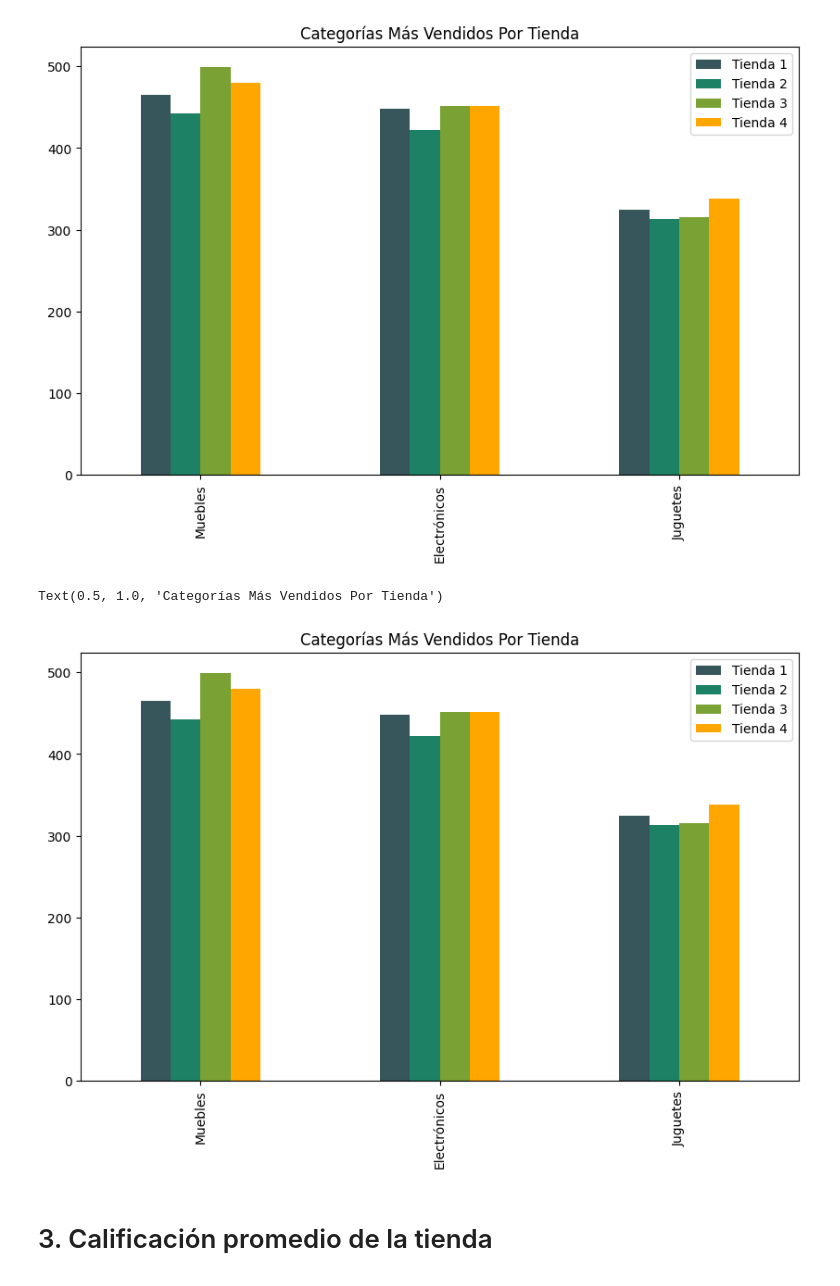
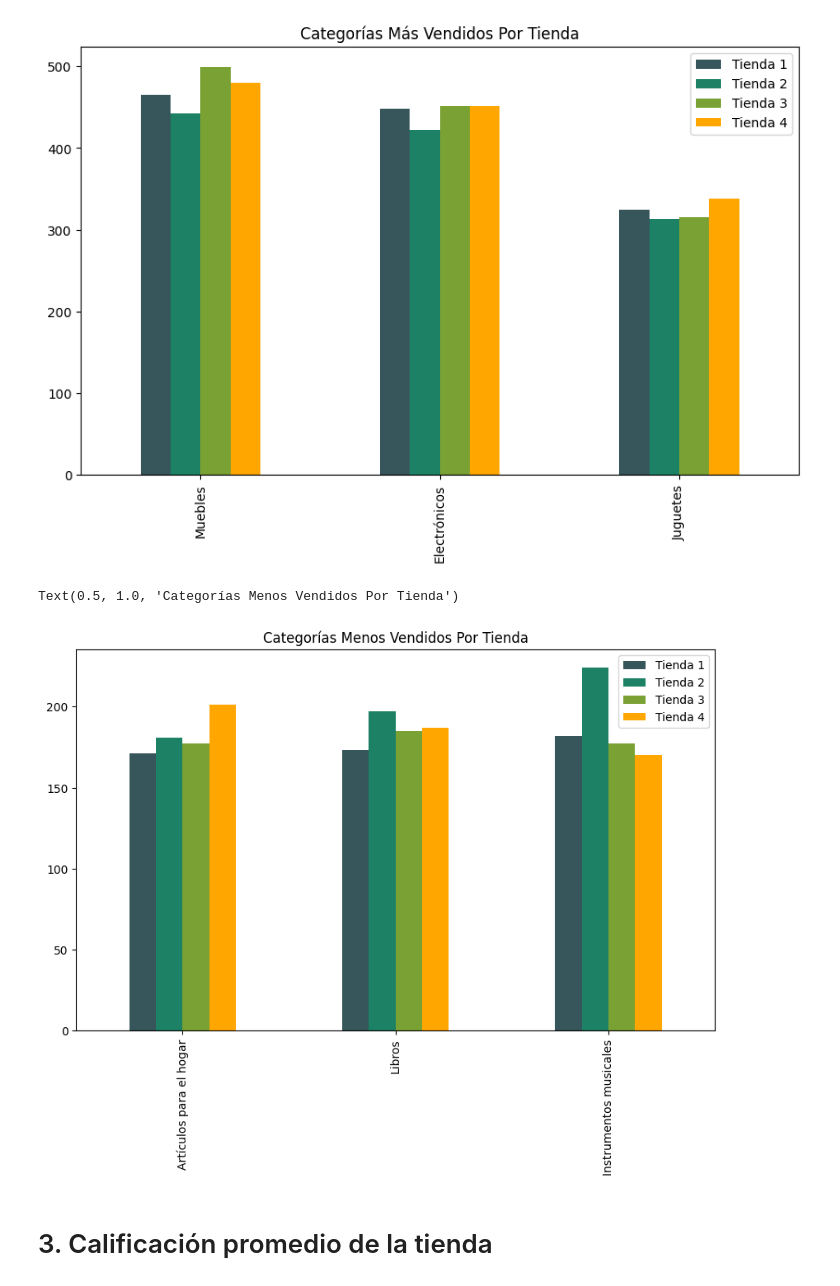
Before and after one commit to IsaiasRVH2/Challenge-Alura-Store, a Jupyter notebook: AluraStoreLatam.ipynb, the cells around one changed output. Cells and saved outputs as stored; diff of their text form; code cells hidden in the pictures.

```diff
--- a/AluraStoreLatam.ipynb
+++ b/AluraStoreLatam.ipynb
@@ -200,24 +200,24 @@ plt.title('Categorías Más Vendidos Por Tienda')
 Text(0.5, 1.0, 'Categorías Más Vendidos Por Tienda')
 [figure]
 # %%
-tienda1_menos_vendidos = tienda['Categoría del Producto'].value_counts().sort_values(ascending=False).to_dict()
-tienda2_menos_vendidos = tienda2['Categoría del Producto'].value_counts().sort_values(ascending=False).to_dict()
-tienda3_menos_vendidos = tienda3['Categoría del Producto'].value_counts().sort_values(ascending=False).to_dict()
-tienda4_menos_vendidos = tienda4['Categoría del Producto'].value_counts().sort_values(ascending=False).to_dict()
+tienda1_menos_vendidos = tienda['Categoría del Producto'].value_counts().sort_values(ascending=True).to_dict()
+tienda2_menos_vendidos = tienda2['Categoría del Producto'].value_counts().sort_values(ascending=True).to_dict()
+tienda3_menos_vendidos = tienda3['Categoría del Producto'].value_counts().sort_values(ascending=True).to_dict()
+tienda4_menos_vendidos = tienda4['Categoría del Producto'].value_counts().sort_values(ascending=True).to_dict()
 
-mas_vendidos = pd.DataFrame({
+menos_vendidos = pd.DataFrame({
     'Tienda 1': tienda1_menos_vendidos,
     'Tienda 2': tienda2_menos_vendidos,
     'Tienda 3': tienda3_menos_vendidos,
     'Tienda 4': tienda4_menos_vendidos
 })
 
-categorias_menos_vendidas = mas_vendidos.sum(axis=1).sort_values(ascending=False).index.tolist()[:3]
-mas_vendidos.loc[categorias_menos_vendidas].plot.bar(figsize=(10,6), color=colors)
-plt.title('Categorías Más Vendidos Por Tienda')
+categorias_menos_vendidas = menos_vendidos.sum(axis=1).sort_values(ascending=True).index.tolist()[:3]
+menos_vendidos.loc[categorias_menos_vendidas].plot.bar(figsize=(10,6), color=colors)
+plt.title('Categorías Menos Vendidos Por Tienda')
 # %% [output]
-Text(0.5, 1.0, 'Categorías Más Vendidos Por Tienda')
+Text(0.5, 1.0, 'Categorías Menos Vendidos Por Tienda')
-[figure, old version]
+[figure, new version]
 # %% [markdown]
 # 3. Calificación promedio de la tienda
 # %%
```
Also changed, not shown: parts of 2 cells of this notebook.
